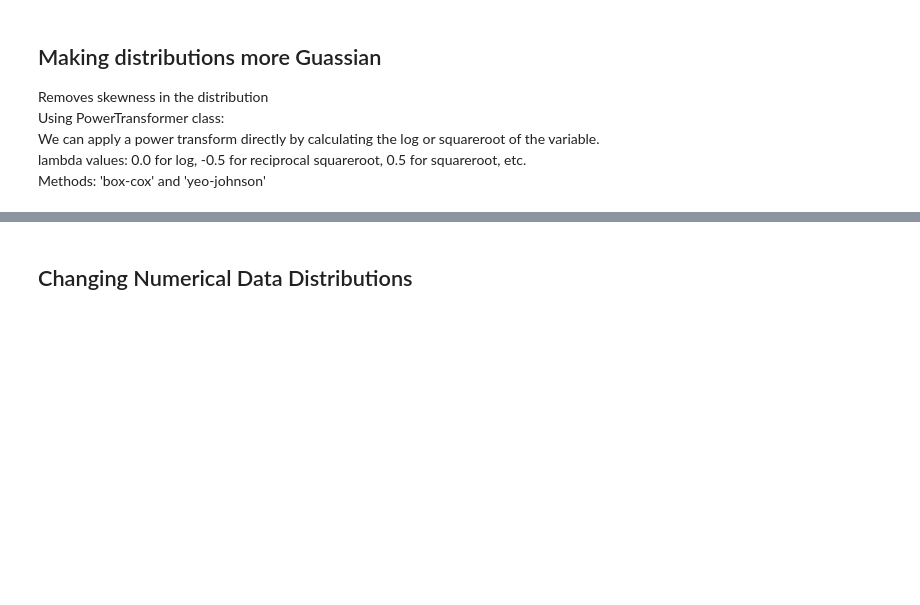
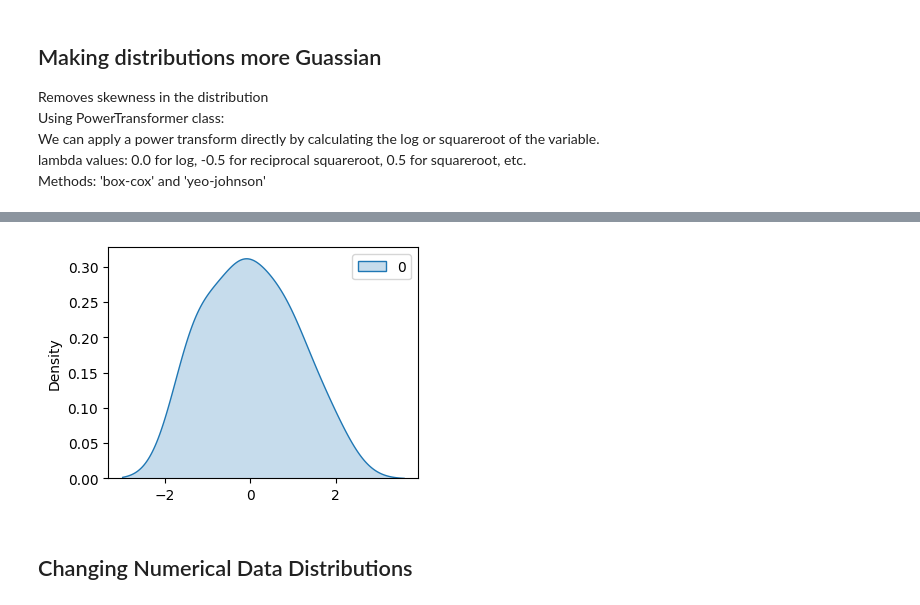
Before and after one commit to kruthi-sb/Data_science, a Jupyter notebook: all_modules_practice/M4.ipynb, the cells around one changed output, grey strips where cells are left out. Drawn from its saved outputs; the diff is of its cells as text; code cells hidden in the pictures; blank space fills up the shorter version.

```diff
--- a/all_modules_practice/M4.ipynb
+++ b/all_modules_practice/M4.ipynb
@@ -87,3 +99,9 @@ X_ = trans.fit_transform(X)
+# %%
+plt.figure(figsize = (4,3))
+sns.kdeplot(X_2, fill = True)
+plt.show()
+# %% [output]
+[figure, added]
 # %% [markdown]
 ## Changing Numerical Data Distributions
 # %% [markdown]
```
Also changed, not shown: parts of 10 cells of this notebook.
